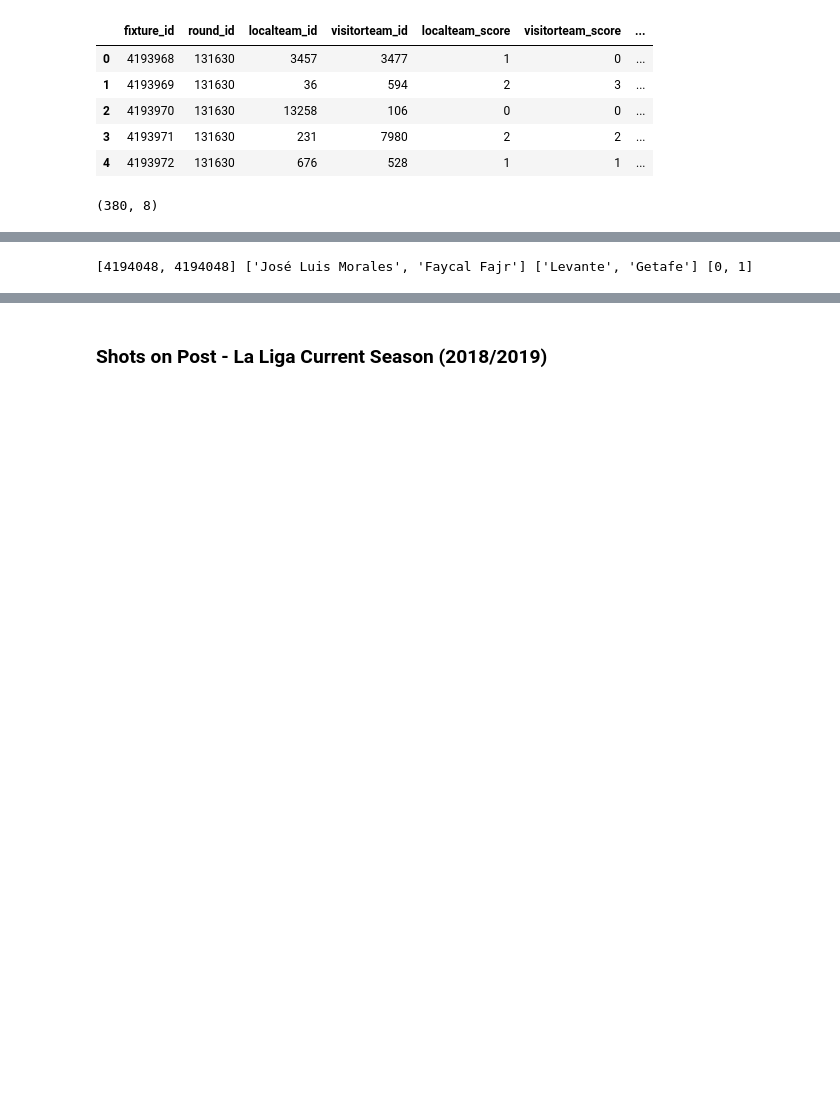
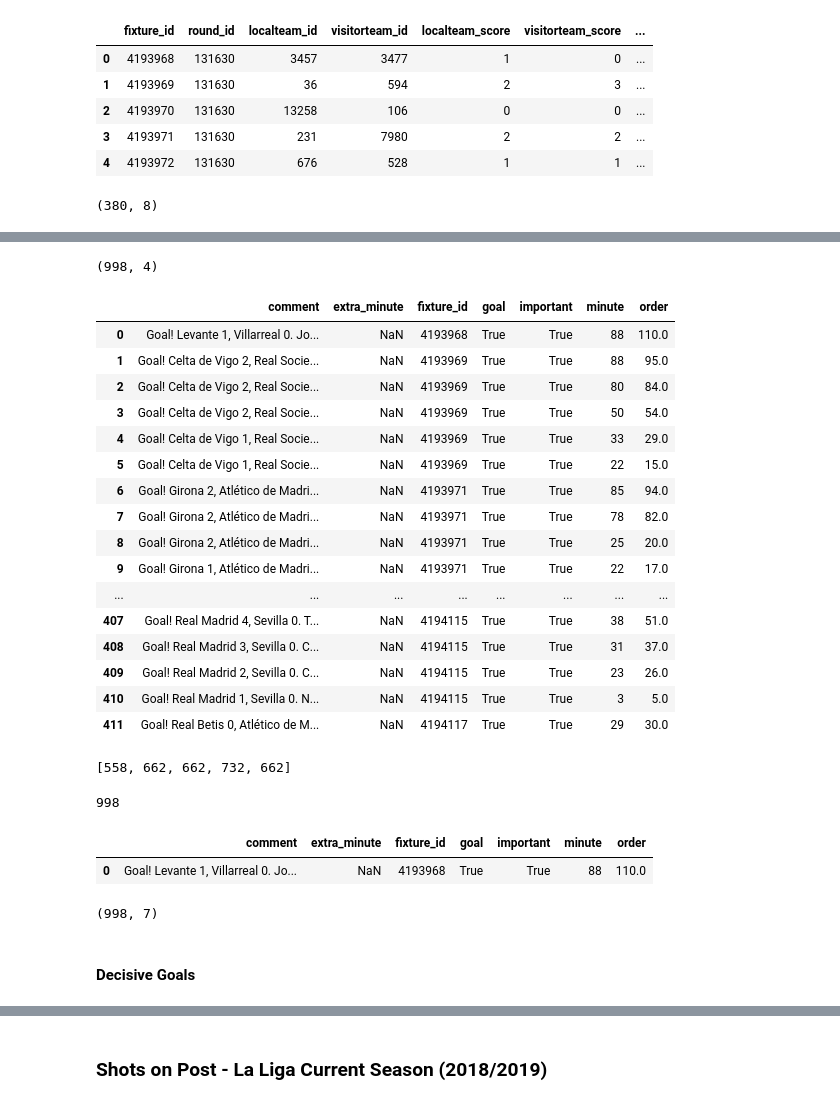
Before and after one commit to carlos-gutier/DS-Project1-Data-Storytelling, a Jupyter notebook: DS_Project1_Data_Storytelling.ipynb, the cells around one changed output, grey strips where cells are left out. Drawn from its saved outputs; the diff is of its cells as text; code cells hidden in the pictures; blank space fills up the shorter version.

```diff
--- a/DS_Project1_Data_Storytelling.ipynb
+++ b/DS_Project1_Data_Storytelling.ipynb
@@ -7,7 +7,11 @@ import matplotlib.pyplot as plt
 %matplotlib inline
 # %%
 # Setting to show all columns
-pd.set_option('display.max_columns', 500)
+pd.set_option('display.height', 1000)
+pd.set_option('display.max_rows', 2000)
+pd.set_option('display.max_columns', 1000)
+pd.set_option('display.width', 4000)
+pd.set_option('display.max_colwidth', 1000)
 # %%
 ! pip install sportmonks -q
 ! pip install tzlocal -q
@@ -186,0 +197,24 @@ SyntaxError: ignored
+# %%
+df_decisive_goals.isnull().shape
+# %% [output]
+(998, 4)
+# %%
+df_goals_lls1
+# %% [output]
+|  | comment | extra_minute | fixture_id | goal | important | minute | order |
+| 0 | Goal! Levante 1, Villarreal 0. Jo... | NaN | 4193968 | True | True | 88 | 110.0 |
+| 1 | Goal! Celta de Vigo 2, Real Socie... | NaN | 4193969 | True | True | 88 | 95.0 |
+| 2 | Goal! Celta de Vigo 2, Real Socie... | NaN | 4193969 | True | True | 80 | 84.0 |
+| 3 | Goal! Celta de Vigo 2, Real Socie... | NaN | 4193969 | True | True | 50 | 54.0 |
+| 4 | Goal! Celta de Vigo 1, Real Socie... | NaN | 4193969 | True | True | 33 | 29.0 |
+| 5 | Goal! Celta de Vigo 1, Real Socie... | NaN | 4193969 | True | True | 22 | 15.0 |
+| 6 | Goal! Girona 2, Atlético de Madri... | NaN | 4193971 | True | True | 85 | 94.0 |
+| 7 | Goal! Girona 2, Atlético de Madri... | NaN | 4193971 | True | True | 78 | 82.0 |
+| 8 | Goal! Girona 2, Atlético de Madri... | NaN | 4193971 | True | True | 25 | 20.0 |
+| 9 | Goal! Girona 1, Atlético de Madri... | NaN | 4193971 | True | True | 22 | 17.0 |
+| ... | ... | ... | ... | ... | ... | ... | ... |
+| 407 | Goal! Real Madrid 4, Sevilla 0. T... | NaN | 4194115 | True | True | 38 | 51.0 |
+| 408 | Goal! Real Madrid 3, Sevilla 0. C... | NaN | 4194115 | True | True | 31 | 37.0 |
+| 409 | Goal! Real Madrid 2, Sevilla 0. C... | NaN | 4194115 | True | True | 23 | 26.0 |
+| 410 | Goal! Real Madrid 1, Sevilla 0. N... | NaN | 4194115 | True | True | 3 | 5.0 |
+| 411 | Goal! Real Betis 0, Atlético de M... | NaN | 4194117 | True | True | 29 | 30.0 |
@@ -186,0 +237,4 @@ SyntaxError: ignored
+# %%
+[len(each) for each in decisive_goals]
+# %% [output]
+[558, 662, 662, 732, 662]
@@ -186,0 +243,9 @@ SyntaxError: ignored
+# %%
+len(df_goals_lls1[df_goals_lls1['comment'].str.contains('Goal! ', regex=False, case=False, na=False)])
+# %% [output]
+998
+# %%
+df_goals_lls1[df_goals_lls1['comment'].str.contains('Levante) converts the penalty with a right footed shot to the bottom right corner.', regex=False, case=False, na=False)]
+# %% [output]
+|  | comment | extra_minute | fixture_id | goal | important | minute | order |
+| 0 | Goal! Levante 1, Villarreal 0. Jo... | NaN | 4193968 | True | True | 88 | 110.0 |
@@ -187,3 +254,9 @@ SyntaxError: ignored
+# %%
+df_goals_lls1.sh
+# %% [output]
+(998, 7)
+# %% [markdown]
+#### Decisive Goals
 # %%
 import re
 # ----->> TESTING DECISIVE GOALS CODE <<------
@@ -221,4 +296,0 @@ for block in comment:
-# %%
-print(goal_games, goal_players, goal_teams, raised_score)
-# %% [output]
-[4194048, 4194048] ['José Luis Morales', 'Faycal Fajr'] ['Levante', 'Getafe'] [0, 1]
```
Also changed, not shown: parts of 21 cells of this notebook.
